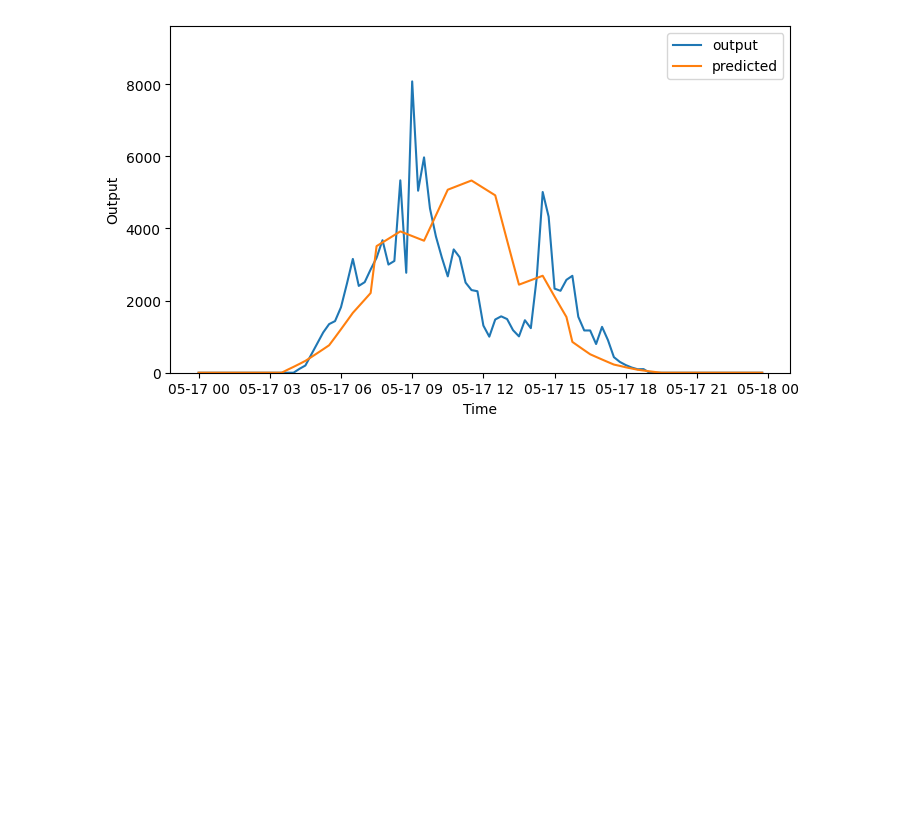
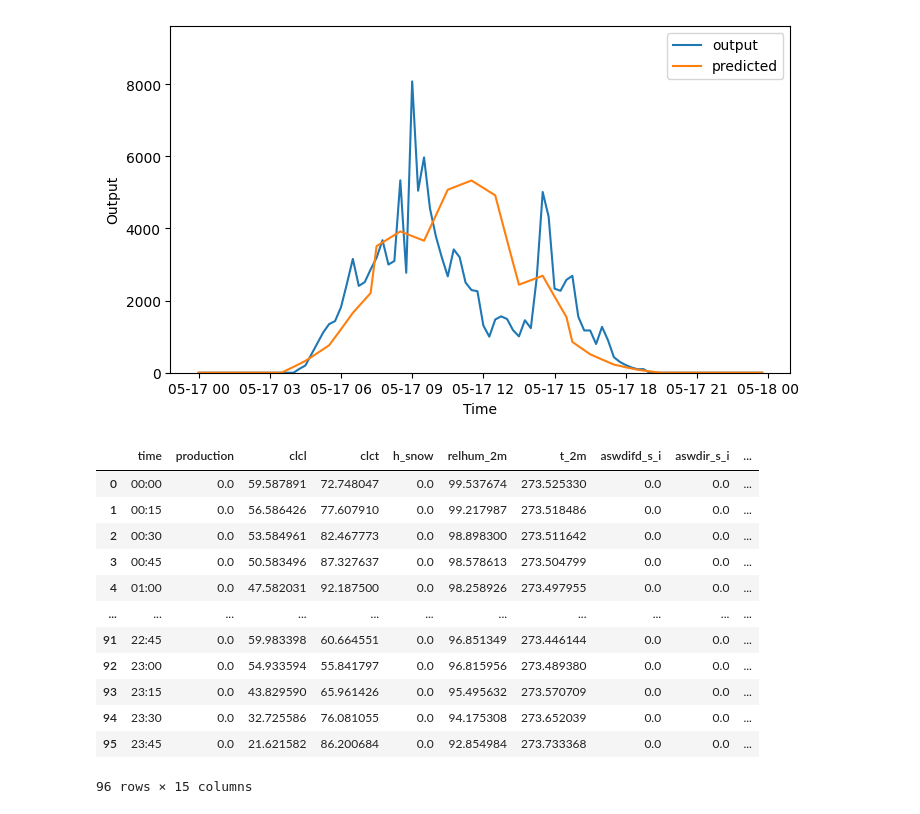
Before and after one commit to pavlikp/PV-PIML, a Jupyter notebook: notebooks/PVDataset.ipynb, the cells around one changed output. Cells and saved outputs as stored; diff of their text form; code cells hidden in the pictures; blank space fills up the shorter version.

```diff
--- a/notebooks/PVDataset.ipynb
+++ b/notebooks/PVDataset.ipynb
@@ -152,0 +162,51 @@ plt.show()
+# %%
+full_metadata = pd.read_csv(osp.join(path, "sample_selection.csv"))
+
+metadata = full_metadata[full_metadata["previous_days"] >= previous_days]
+
+if countries is not None:
+    metadata = full_metadata[full_metadata["country"].isin(countries)]
+
+if installations is not None:
+    metadata = full_metadata[full_metadata["installation"].isin(installations)]
+
+metadata["date"] = pd.to_datetime(metadata["date"])
+metadata = metadata.sort_values("date", ascending=True)
+
+TEST_FRACTION = 5
+VALID_FRACTION = 8
+
+test_samples = metadata.iloc[-len(metadata)//TEST_FRACTION:]
+train_samples_full = metadata.iloc[:-len(metadata)//TEST_FRACTION]
+valid_samples = train_samples_full.iloc[::VALID_FRACTION]
+train_samples = train_samples_full[~train_samples_full.index.isin(valid_samples.index)]
+
+if split == "train":
+    samples = train_samples
+elif split == "valid":
+    samples = valid_samples
+elif split == "test":
+    samples = test_samples
+# %%
+idx = 0
+
+date = samples.iloc[idx].date
+df_present = pd.read_csv(osp.join(path, samples.iloc[idx].filepath))
+df_present["date"] = date
+df_present["datetime"] = pd.to_datetime(df_present["date"].astype(str) + " " + df_present["time"])
+
+df_present
+# %% [output]
+|  | time | production | clcl | clct | h_snow | relhum_2m | t_2m | aswdifd_s_i | aswdir_s_i | ... |
+| 0 | 00:00 | 0.0 | 59.587891 | 72.748047 | 0.0 | 99.537674 | 273.525330 | 0.0 | 0.0 | ... |
+| 1 | 00:15 | 0.0 | 56.586426 | 77.607910 | 0.0 | 99.217987 | 273.518486 | 0.0 | 0.0 | ... |
+| 2 | 00:30 | 0.0 | 53.584961 | 82.467773 | 0.0 | 98.898300 | 273.511642 | 0.0 | 0.0 | ... |
+| 3 | 00:45 | 0.0 | 50.583496 | 87.327637 | 0.0 | 98.578613 | 273.504799 | 0.0 | 0.0 | ... |
+| 4 | 01:00 | 0.0 | 47.582031 | 92.187500 | 0.0 | 98.258926 | 273.497955 | 0.0 | 0.0 | ... |
+| ... | ... | ... | ... | ... | ... | ... | ... | ... | ... | ... |
+| 91 | 22:45 | 0.0 | 59.983398 | 60.664551 | 0.0 | 96.851349 | 273.446144 | 0.0 | 0.0 | ... |
+| 92 | 23:00 | 0.0 | 54.933594 | 55.841797 | 0.0 | 96.815956 | 273.489380 | 0.0 | 0.0 | ... |
+| 93 | 23:15 | 0.0 | 43.829590 | 65.961426 | 0.0 | 95.495632 | 273.570709 | 0.0 | 0.0 | ... |
+| 94 | 23:30 | 0.0 | 32.725586 | 76.081055 | 0.0 | 94.175308 | 273.652039 | 0.0 | 0.0 | ... |
+| 95 | 23:45 | 0.0 | 21.621582 | 86.200684 | 0.0 | 92.854984 | 273.733368 | 0.0 | 0.0 | ... |
+96 rows × 15 columns
```
Also changed, not shown: parts of 3 cells of this notebook, 9 other files.
